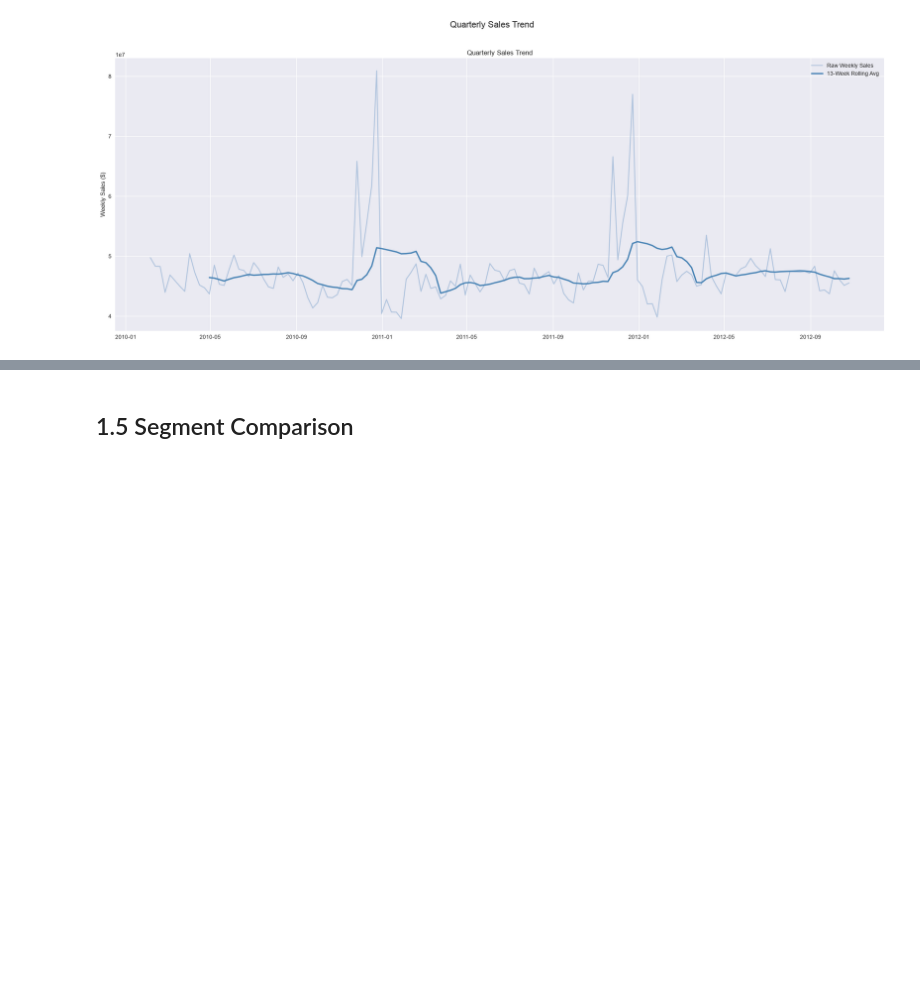
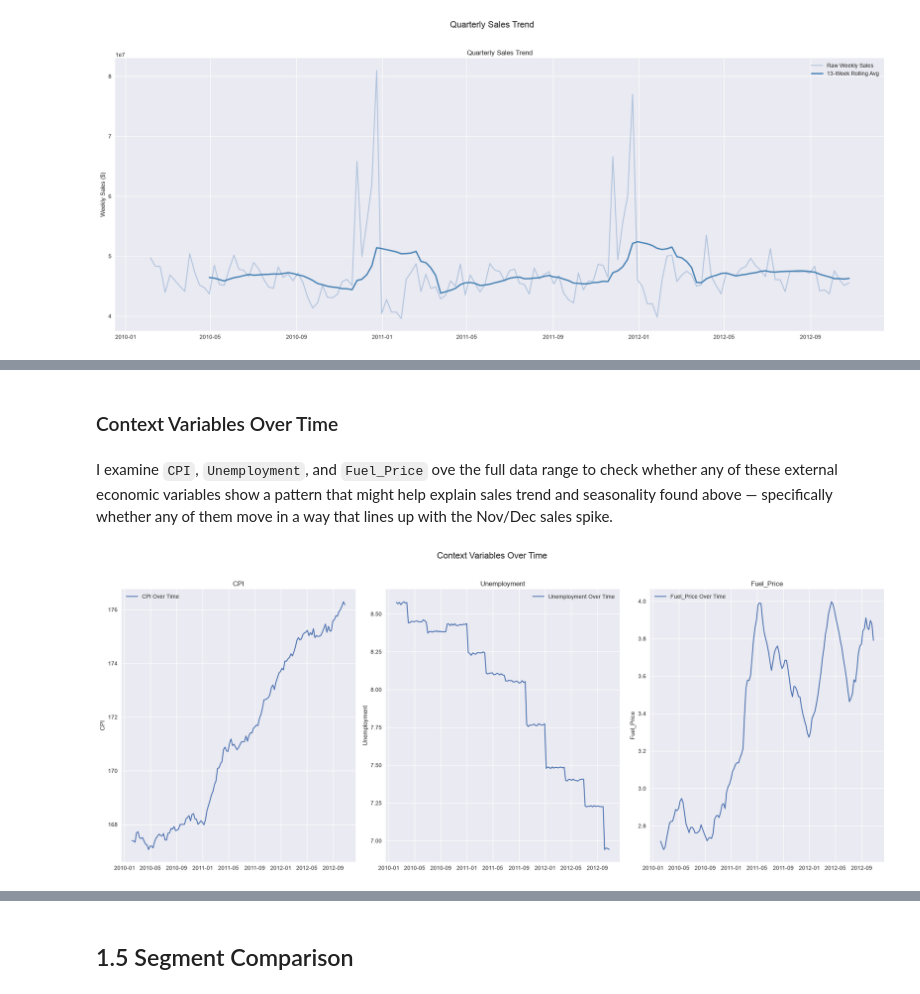
Before and after one commit to joshuasim/time-series-forecasting, a Jupyter notebook: notebooks/01_eda.ipynb, the cells around one changed output, grey strips where cells are left out. Cells and saved outputs as stored; diff of their text form; code cells hidden in the pictures; blank space fills up the shorter version.

```diff
--- a/notebooks/01_eda.ipynb
+++ b/notebooks/01_eda.ipynb
@@ -308,0 +362,23 @@ plt.show()
+# %% [markdown]
+### Context Variables Over Time
+# %% [markdown]
+I examine `CPI`, `Unemployment`, and `Fuel_Price` ove the full data range to check whether any of these external economic variables show a pattern that might help explain sales trend and seasonality found above — specifically whether any of them move in a way that lines up with the Nov/Dec sales spike.
+# %%
+context_vars = df.groupby('Date')[['CPI', 'Unemployment', 'Fuel_Price']].mean().reset_index()
+
+# plot
+fig, axes = plt.subplots(1, 3, figsize=(20, 8))
+axes = axes.flatten()
+
+for i, feature in enumerate(['CPI', 'Unemployment', 'Fuel_Price']):
+    sns.lineplot(data=context_vars, x='Date', y=feature, label=f'{feature} Over Time', ax=axes[i])
+    axes[i].set_title(feature)
+    axes[i].set_xlabel('')
+    axes[i].set_ylabel(feature)
+
+fig.suptitle('Context Variables Over Time', fontsize=16, y=1.02)
+plt.tight_layout()
+plt.savefig('../images/context_variables_over_time.png', bbox_inches='tight')
+plt.show()
+# %% [output]
+[figure, added]
```
Also changed, not shown: parts of 10 cells of this notebook, 2 other files.
